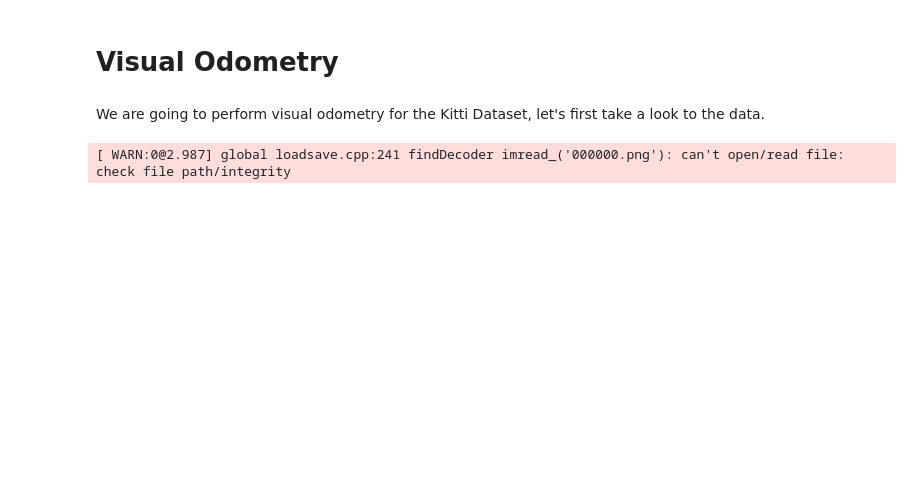
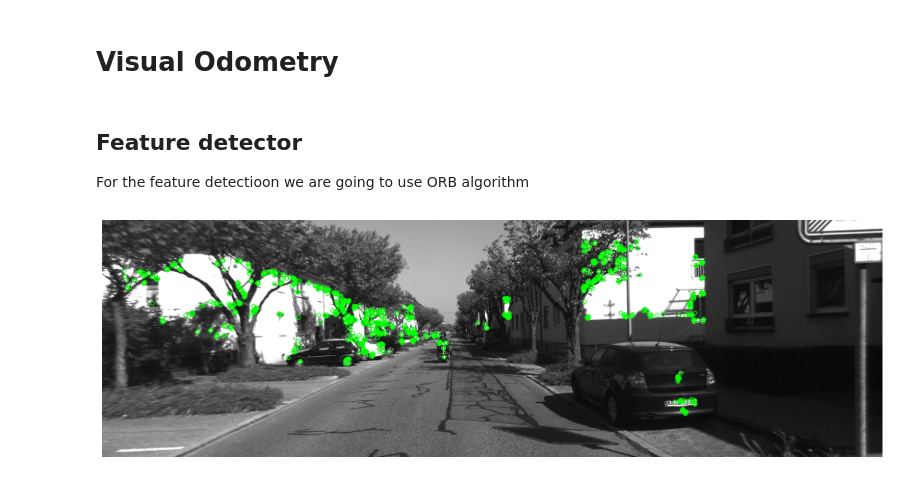
Before and after one commit to sergio-alberto-dlm/visual_odometry, a Jupyter notebook: visual_odometry.ipynb, the cells around one changed output. Cells and saved outputs as stored; diff of their text form; code cells hidden in the pictures; blank space fills up the shorter version.

```diff
--- a/visual_odometry.ipynb
+++ b/visual_odometry.ipynb
@@ -9,28 +12,0 @@ import os
-# %% [markdown]
-We are going to perform visual odometry for the Kitti Dataset, let's first take a look to the data.
-# %%
-# Set video frame properties.
-num_seq   = "00"
-dir_path  = "./gray_images/sequences/" + num_seq + "/image_0"
-img_list  = sorted(os.listdir(dir_path))
-frame_fps = 30
-img = cv.imread(img_list[0])
-# frame_w, frame_h = cv.imread(img_list[0], cv.IMREAD_GRAYSCALE).shape
-# frame_w, frame_h
-
-# # Specify the value for fourcc
-# fourcc_avi = cv2.VideoWriter_fourcc('M','J','P','G')
-# fourcc_mp4 = cv2.VideoWriter_fourcc(*'XVID')
-
-# # Specify the video output filenames.
-# file_out_avi = 'video_out.avi'
-# file_out_mp4 = 'video_out.mp4'
-
-# # Slow down the speed of the video.
-# frame_fps = int(frame_fps/3)
-
-# # Create the video writer objects.
-# out_avi = cv2.VideoWriter(file_out_avi, fourcc_avi, frame_fps, (frame_w,frame_h))
-# out_mp4 = cv2.VideoWriter(file_out_mp4, fourcc_mp4, frame_fps, (frame_w,frame_h))
-# %% [output]
-[ WARN:0@2.987] global loadsave.cpp:241 findDecoder imread_('000000.png'): can't open/read file: check file path/integrity
@@ -36,0 +108,27 @@ img = cv.imread(img_list[0])
+# %% [markdown]
+## Feature detector
+
+For the feature detectioon we are going to use ORB algorithm
+# %%
+# frames path
+num_seq   = "00"
+dir_path  = "./gray_images/sequences/" + num_seq + "/image_0"
+img_list  = sorted(os.listdir(dir_path))
+
+# read a frame
+num_frame = 0
+img       = cv.imread(os.path.join(dir_path, img_list[num_frame]), cv.IMREAD_GRAYSCALE)
+
+# create ORB object
+max_num_features       = 1000
+orb                    = cv.ORB_create(max_num_features)
+keypoints, descriptors = orb.detectAndCompute(img, None)
+
+# draw features
+img2 = cv.drawKeypoints(img, keypoints, None, color=(0,255,0), flags=0)
+plt.figure(figsize=(20, 5))
+plt.imshow(img2)
+plt.axis("off")
+plt.show()
+# %% [output]
+[figure, added]
```
Also changed, not shown: parts of 9 cells of this notebook, 1 other file.
